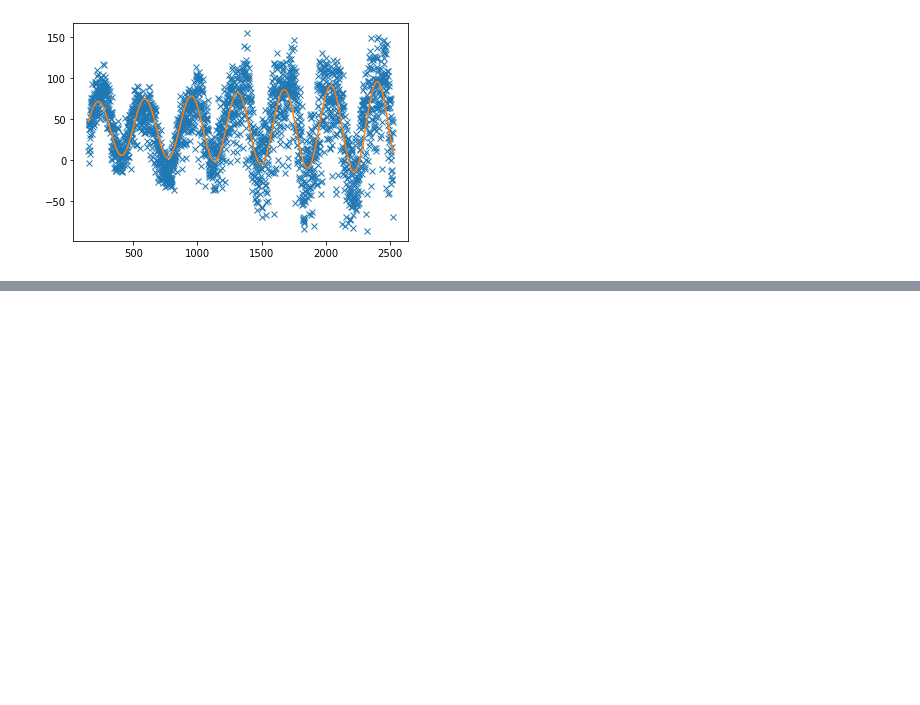
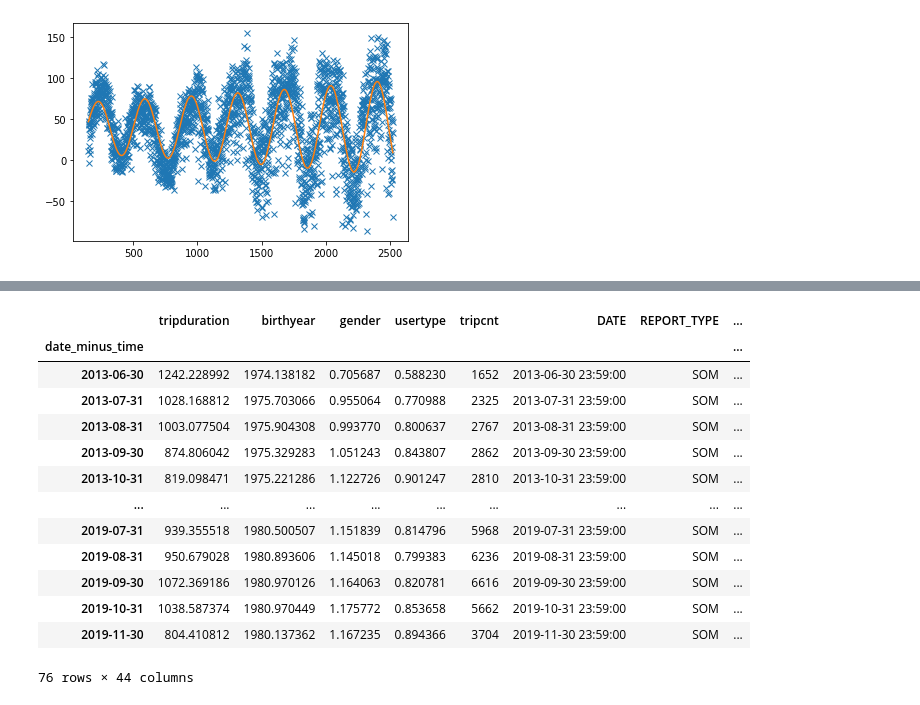
Before and after one commit to ivdim1999/Datathon2020, a Jupyter notebook: sample_by_date.ipynb, the cells around one changed output, grey strips where cells are left out. Saved outputs shown, nothing was run; the diff lists cells and outputs as text; code cells hidden in the pictures; blank space fills up the shorter version.

```diff
--- a/sample_by_date.ipynb
+++ b/sample_by_date.ipynb
@@ -563,0 +639,17 @@ plt.plot(x_data, sine_wave(x_data, params[0], params[1], params[2], params[3], p
+# %%
+df_temp_cnt
+# %% [output]
+|  | tripduration | birthyear | gender | usertype | tripcnt | DATE | REPORT_TYPE | ... |
+| date_minus_time |  |  |  |  |  |  |  | ... |
+| 2013-06-30 | 1242.228992 | 1974.138182 | 0.705687 | 0.588230 | 1652 | 2013-06-30 23:59:00 | SOM | ... |
+| 2013-07-31 | 1028.168812 | 1975.703066 | 0.955064 | 0.770988 | 2325 | 2013-07-31 23:59:00 | SOM | ... |
+| 2013-08-31 | 1003.077504 | 1975.904308 | 0.993770 | 0.800637 | 2767 | 2013-08-31 23:59:00 | SOM | ... |
+| 2013-09-30 | 874.806042 | 1975.329283 | 1.051243 | 0.843807 | 2862 | 2013-09-30 23:59:00 | SOM | ... |
+| 2013-10-31 | 819.098471 | 1975.221286 | 1.122726 | 0.901247 | 2810 | 2013-10-31 23:59:00 | SOM | ... |
+| ... | ... | ... | ... | ... | ... | ... | ... | ... |
+| 2019-07-31 | 939.355518 | 1980.500507 | 1.151839 | 0.814796 | 5968 | 2019-07-31 23:59:00 | SOM | ... |
+| 2019-08-31 | 950.679028 | 1980.893606 | 1.145018 | 0.799383 | 6236 | 2019-08-31 23:59:00 | SOM | ... |
+| 2019-09-30 | 1072.369186 | 1980.970126 | 1.164063 | 0.820781 | 6616 | 2019-09-30 23:59:00 | SOM | ... |
+| 2019-10-31 | 1038.587374 | 1980.970449 | 1.175772 | 0.853658 | 5662 | 2019-10-31 23:59:00 | SOM | ... |
+| 2019-11-30 | 804.410812 | 1980.137362 | 1.167235 | 0.894366 | 3704 | 2019-11-30 23:59:00 | SOM | ... |
+76 rows × 44 columns
```
Also changed, not shown: parts of 14 cells of this notebook.
